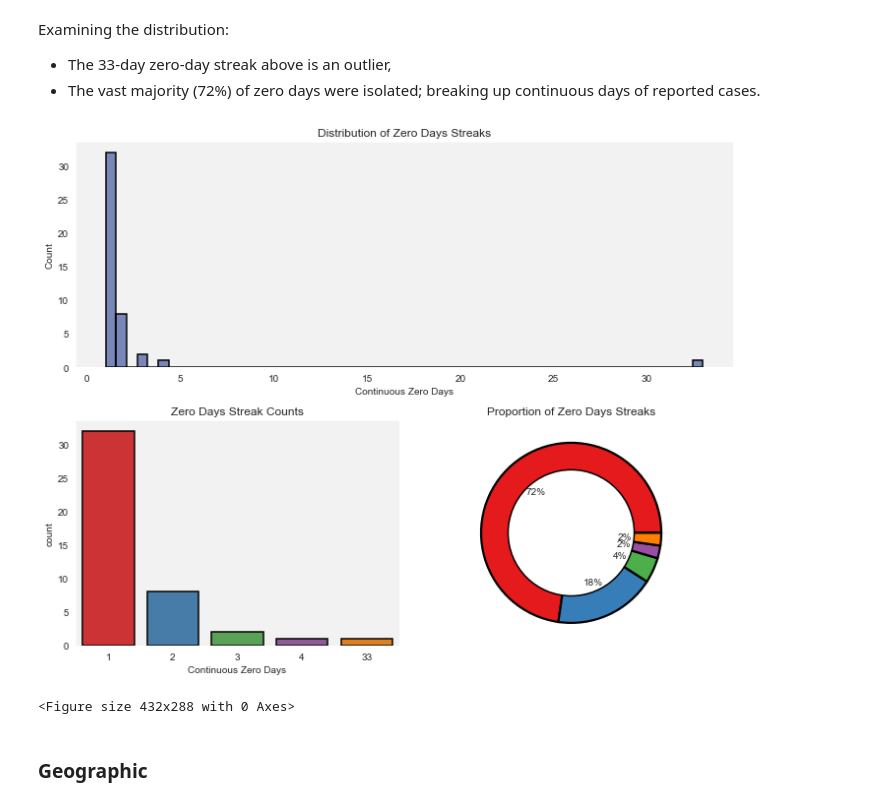
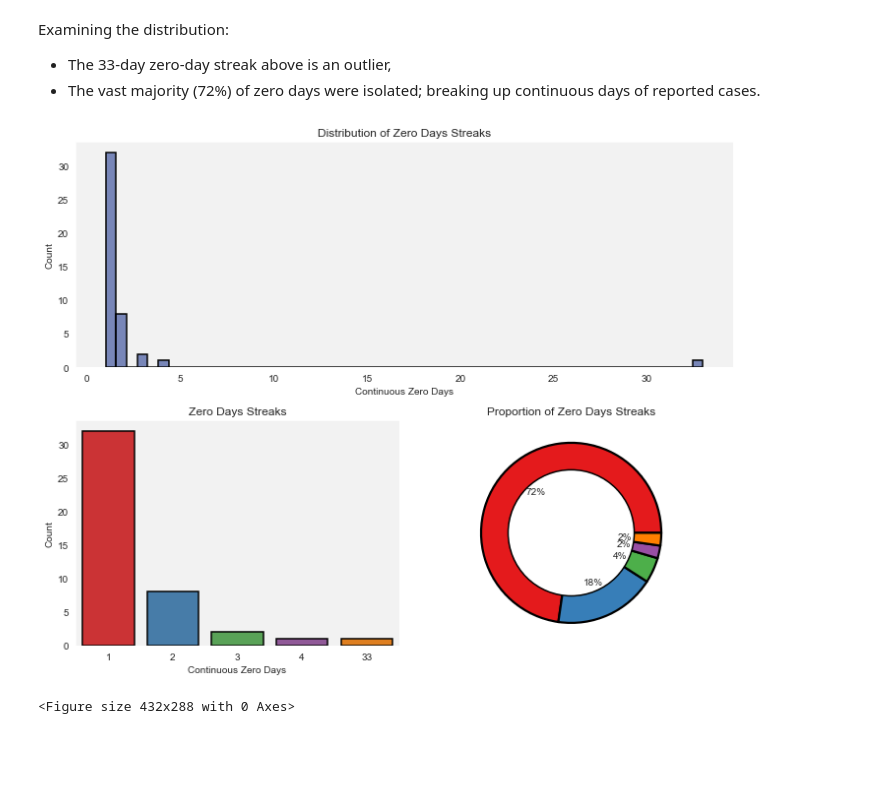
Before and after one commit to henrylin03/covid-nsw, a Jupyter notebook: covid-nsw.ipynb, the cells around one changed output. Saved outputs shown, nothing was run; the diff lists cells and outputs as text; code cells hidden in the pictures; blank space fills up the shorter version.

Commit message:
align y label naming of zero days viz grid (titlecase 'Count')

```diff
--- a/covid-nsw.ipynb
+++ b/covid-nsw.ipynb
@@ -329,36 +329,37 @@ sns.set_palette("Set1")
 zd_countp = f.add_subplot(gs[1,0])
 sns.countplot(data=zd_streaks, x='date_diff', edgecolor="black", linewidth=1.5)\
     .set_xlabel("Continuous Zero Days")
-plt.title("Zero Days Streak Counts")
+plt.title("Zero Days Streaks")
+plt.ylabel("Count")
 
 # donut chart for proportion
 zd_prop = f.add_subplot(gs[1,1])
 ## transforming table for donut chart generation
 zd_streaks_count =\
     zd_streaks\
         .groupby('date_diff').count()\
         .reset_index()\
         .rename(columns={'date_streak_broken':
                          'date_diff_count'})
 zd_donut =\
     plt.pie(zd_streaks_count['date_diff_count'],
         wedgeprops={'linewidth': 2.2,
                     'edgecolor': 'black'},
         autopct="%d%%")
 plt.title("Proportion of Zero Days Streaks")
 
 my_circle = plt.Circle((0,0),
                        0.7,
                        facecolor='white',
                        edgecolor="black",
                        linewidth=1.5)
 p = plt.gcf()
 p.gca().add_artist(my_circle)
 
 
 gs.tight_layout(f)
 plt.show()
 plt.clf()
 # %% [output]
-[figure, old version]
+[figure, new version]
 <Figure size 432x288 with 0 Axes>
@@ -367,2 +365,0 @@ plt.clf()
-# %% [markdown]
-### Geographic
```
Also changed, not shown: parts of 19 cells of this notebook.
